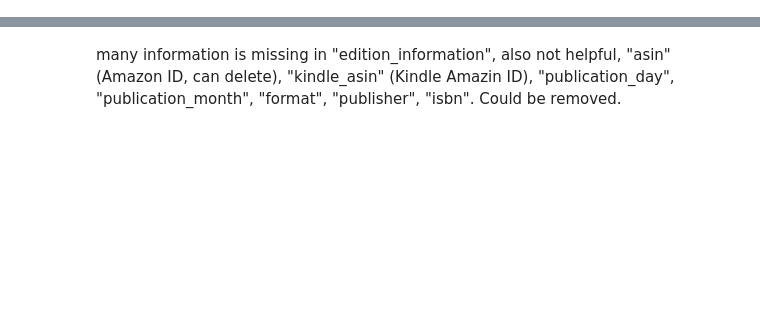
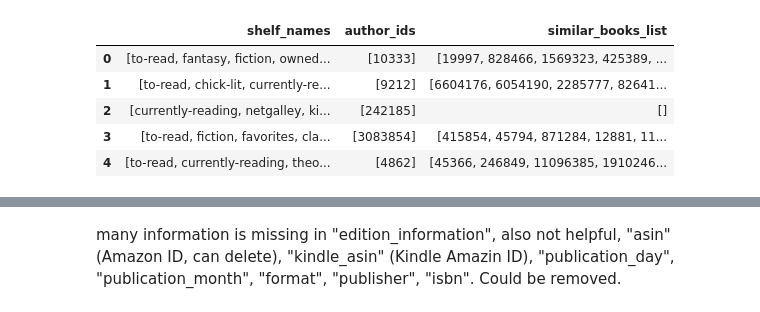
Before and after one commit to KRA96/The_Book_Thrift, a Jupyter notebook: goodreads_book/eda_goodreads.ipynb, the cells around one changed output, grey strips where cells are left out. Saved outputs shown, nothing was run; the diff lists cells and outputs as text; code cells hidden in the pictures; blank space fills up the shorter version.

```diff
--- a/goodreads_book/eda_goodreads.ipynb
+++ b/goodreads_book/eda_goodreads.ipynb
@@ -123,0 +80,8 @@ dtype: float64
+# %%
+df["title_clean"] = (
+    df["title_without_series"]
+    .fillna(df["title"])
+    .fillna("")
+    .astype(str)
+    .str.lower()
+)
@@ -123,0 +99,35 @@ dtype: float64
+# %%
+def parse_shelves(s):
+    try:
+        lst = ast.literal_eval(s)
+        return [d.get("name") for d in lst if isinstance(d, dict)]
+    except:
+        return []
+
+df["shelf_names"] = df["popular_shelves"].apply(parse_shelves)
+# %%
+def parse_authors(s):
+    try:
+        lst = ast.literal_eval(s)
+        return [d.get("author_id") for d in lst if isinstance(d, dict)]
+    except:
+        return []
+
+df["author_ids"] = df["authors"].apply(parse_authors)
+# %%
+def parse_similar(s):
+    try:
+        return ast.literal_eval(s)
+    except:
+        return []
+
+df["similar_books_list"] = df["similar_books"].apply(parse_similar)
+
+df[["shelf_names", "author_ids", "similar_books_list"]].head()
+# %% [output]
+|  | shelf_names | author_ids | similar_books_list |
+| 0 | [to-read, fantasy, fiction, owned... | [10333] | [19997, 828466, 1569323, 425389, ... |
+| 1 | [to-read, chick-lit, currently-re... | [9212] | [6604176, 6054190, 2285777, 82641... |
+| 2 | [currently-reading, netgalley, ki... | [242185] | [] |
+| 3 | [to-read, fiction, favorites, cla... | [3083854] | [415854, 45794, 871284, 12881, 11... |
+| 4 | [to-read, currently-reading, theo... | [4862] | [45366, 246849, 11096385, 1910246... |
```
Also changed, not shown: parts of 59 cells of this notebook, 1 other file.
